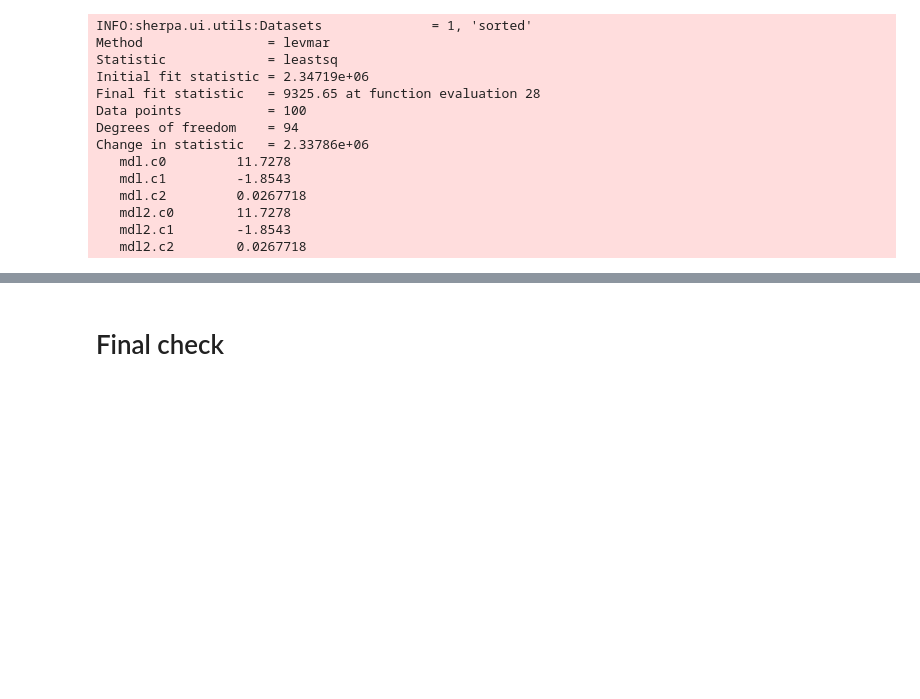
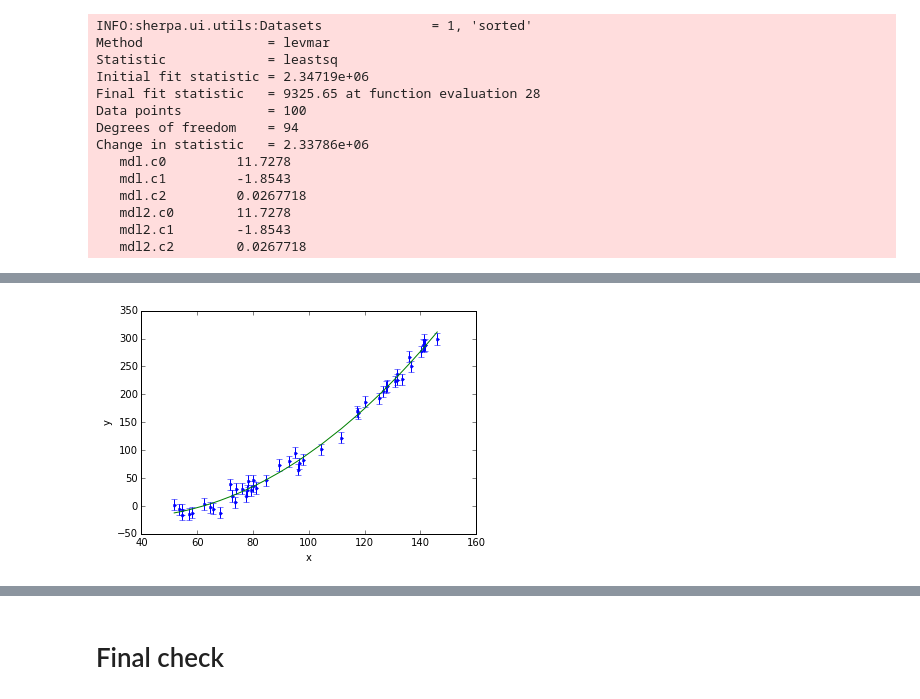
Before and after one commit to DougBurke/sherpa-notebook-test, a Jupyter notebook: basic-1d-test.ipynb, the cells around one changed output, grey strips where cells are left out. Saved outputs shown, nothing was run; the diff lists cells and outputs as text; code cells hidden in the pictures; blank space fills up the shorter version.

```diff
--- a/basic-1d-test.ipynb
+++ b/basic-1d-test.ipynb
@@ -557,0 +566,5 @@ t.assertEqualTol(a2_fit, mdl2.c2.val, tol=a2_tol, msg='combined fit: mdl2 c2 val
+# %%
+errs = np.zeros_like(ysort) + sigma
+# %%
+ui.set_staterror('sorted', errs)
+ui.set_stat('chi2')
@@ -557,0 +579,2 @@ t.assertEqualTol(a2_fit, mdl2.c2.val, tol=a2_tol, msg='combined fit: mdl2 c2 val
+# %%
+ui.fit('sorted')
@@ -557,0 +622,4 @@ t.assertEqualTol(a2_fit, mdl2.c2.val, tol=a2_tol, msg='combined fit: mdl2 c2 val
+# %%
+ui.plot_fit('sorted')
+# %% [output]
+[figure, added]
```
Also changed, not shown: parts of 30 cells of this notebook.
